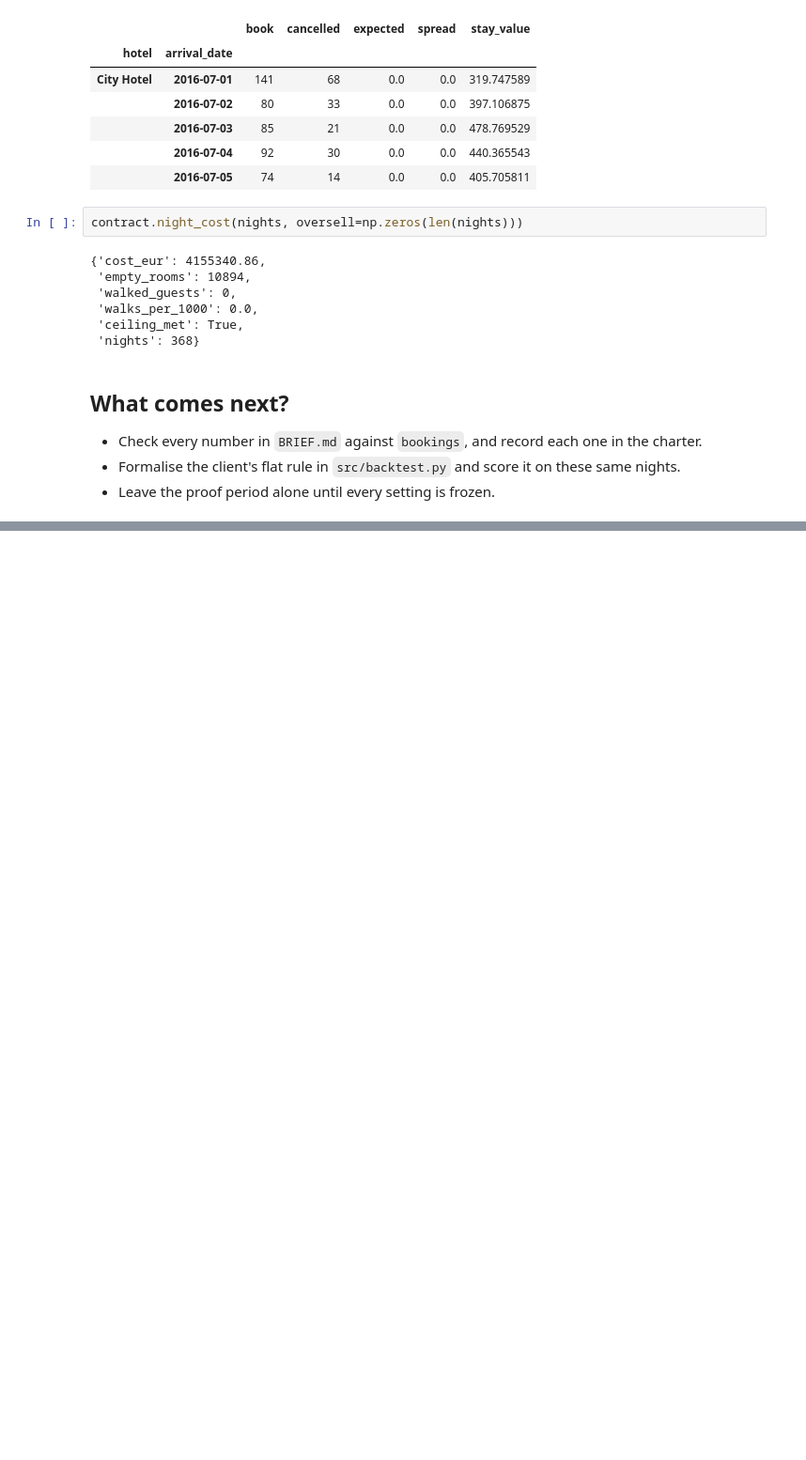
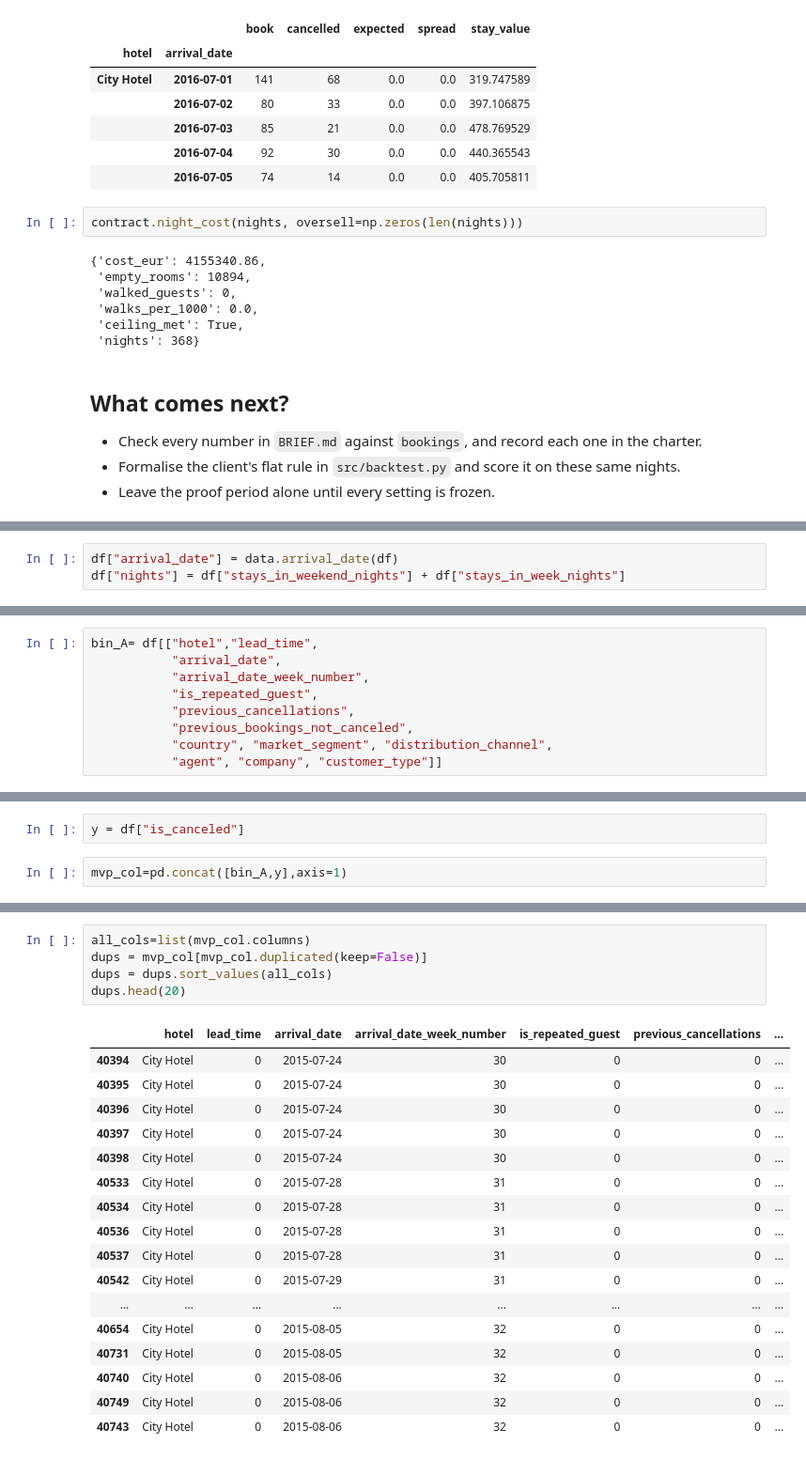
Before and after one commit to dhairya244/hotel-overbooking-optimize, a Jupyter notebook: C2_W06_Build2_Student_Pack/build2-starter/notebooks/00_start_here.ipynb, the cells around one changed output, grey strips where cells are left out. Shown at 94% size. Saved outputs shown, nothing was run; the diff lists cells and outputs as text; blank space fills up the shorter version.

```diff
--- a/C2_W06_Build2_Student_Pack/build2-starter/notebooks/00_start_here.ipynb
+++ b/C2_W06_Build2_Student_Pack/build2-starter/notebooks/00_start_here.ipynb
@@ -58,0 +102,3 @@ contract.night_cost(nights, oversell=np.zeros(len(nights)))
+# %%
+df["arrival_date"] = data.arrival_date(df)
+df["nights"] = df["stays_in_weekend_nights"] + df["stays_in_week_nights"]
@@ -58,0 +123,9 @@ contract.night_cost(nights, oversell=np.zeros(len(nights)))
+# %%
+bin_A= df[["hotel","lead_time",
+           "arrival_date",
+           "arrival_date_week_number",
+           "is_repeated_guest",
+           "previous_cancellations",
+           "previous_bookings_not_canceled",
+           "country", "market_segment", "distribution_channel",
+           "agent", "company", "customer_type"]]
@@ -58,0 +150,4 @@ contract.night_cost(nights, oversell=np.zeros(len(nights)))
+# %%
+y = df["is_canceled"]
+# %%
+mvp_col=pd.concat([bin_A,y],axis=1)
@@ -58,0 +188,23 @@ contract.night_cost(nights, oversell=np.zeros(len(nights)))
+# %%
+all_cols=list(mvp_col.columns)
+dups = mvp_col[mvp_col.duplicated(keep=False)]
+dups = dups.sort_values(all_cols)
+dups.head(20)
+# %% [output]
+|  | hotel | lead_time | arrival_date | arrival_date_week_number | is_repeated_guest | previous_cancellations | ... |
+| 40394 | City Hotel | 0 | 2015-07-24 | 30 | 0 | 0 | ... |
+| 40395 | City Hotel | 0 | 2015-07-24 | 30 | 0 | 0 | ... |
+| 40396 | City Hotel | 0 | 2015-07-24 | 30 | 0 | 0 | ... |
+| 40397 | City Hotel | 0 | 2015-07-24 | 30 | 0 | 0 | ... |
+| 40398 | City Hotel | 0 | 2015-07-24 | 30 | 0 | 0 | ... |
+| 40533 | City Hotel | 0 | 2015-07-28 | 31 | 0 | 0 | ... |
+| 40534 | City Hotel | 0 | 2015-07-28 | 31 | 0 | 0 | ... |
+| 40536 | City Hotel | 0 | 2015-07-28 | 31 | 0 | 0 | ... |
+| 40537 | City Hotel | 0 | 2015-07-28 | 31 | 0 | 0 | ... |
+| 40542 | City Hotel | 0 | 2015-07-29 | 31 | 0 | 0 | ... |
+| ... | ... | ... | ... | ... | ... | ... | ... |
+| 40654 | City Hotel | 0 | 2015-08-05 | 32 | 0 | 0 | ... |
+| 40731 | City Hotel | 0 | 2015-08-05 | 32 | 0 | 0 | ... |
+| 40740 | City Hotel | 0 | 2015-08-06 | 32 | 0 | 0 | ... |
+| 40749 | City Hotel | 0 | 2015-08-06 | 32 | 0 | 0 | ... |
+| 40743 | City Hotel | 0 | 2015-08-06 | 32 | 0 | 0 | ... |
```
Also changed, not shown: parts of 11 cells of this notebook, 43 other files.
